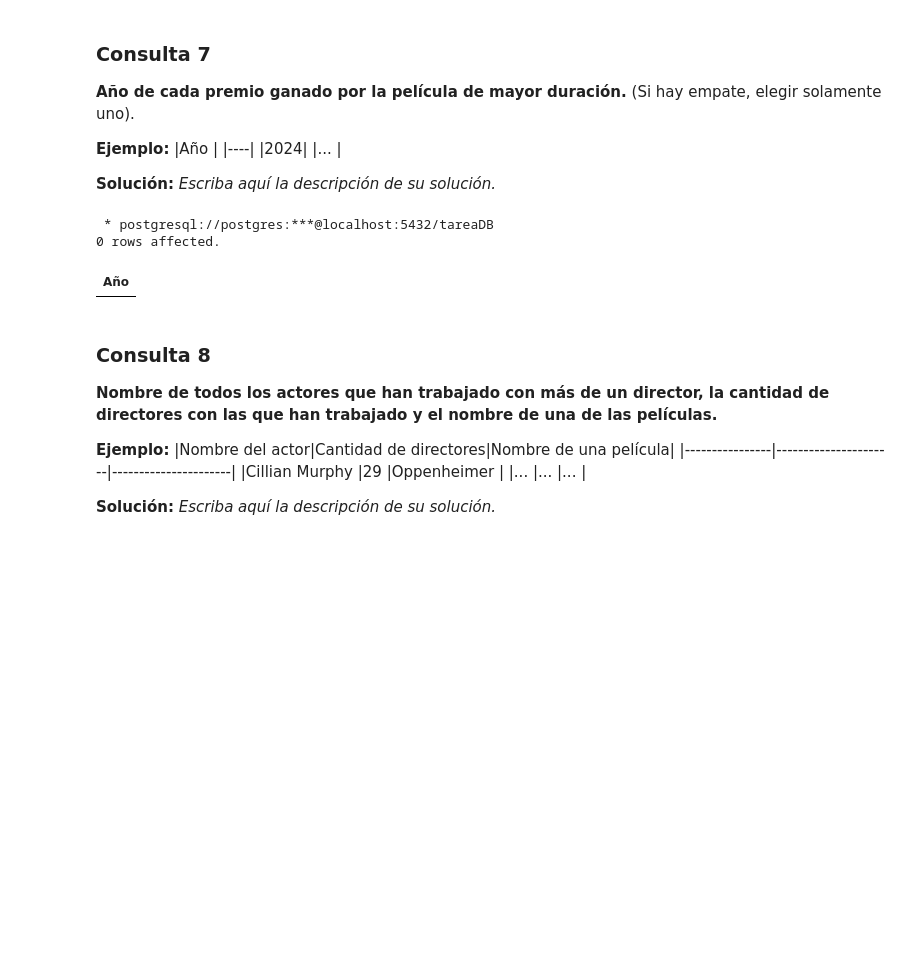
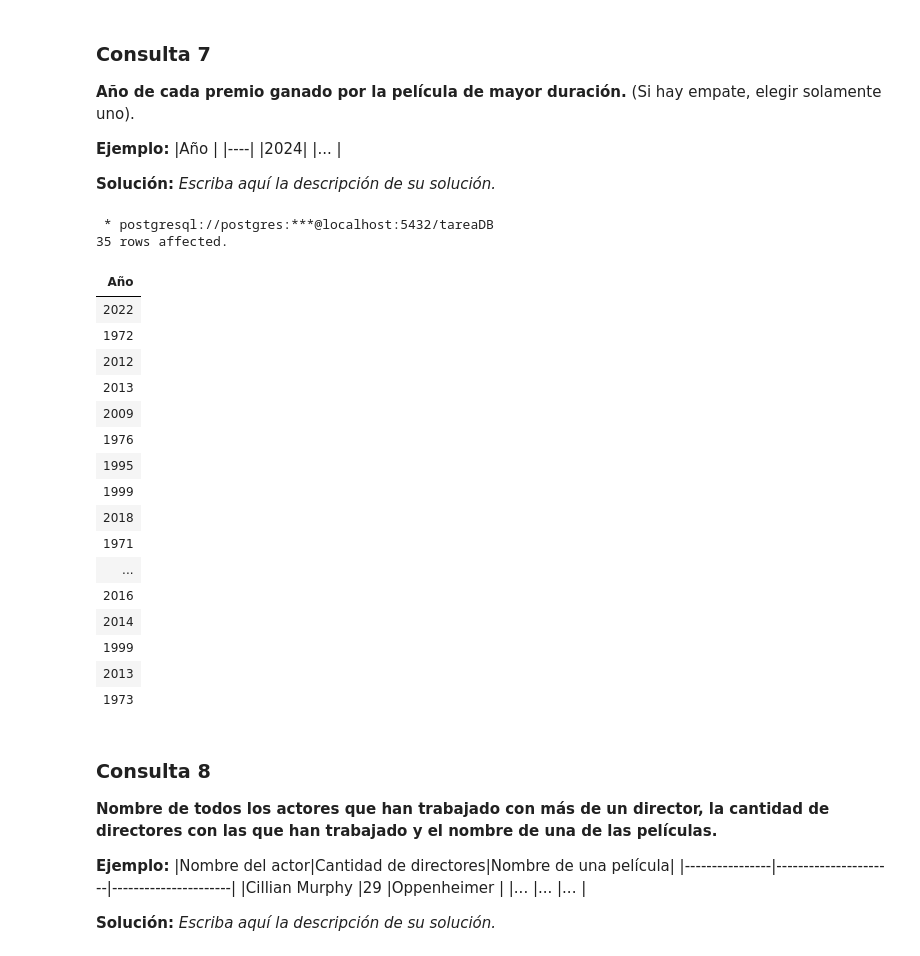
Before and after one commit to daniaao26/Tarea-1-db, a Jupyter notebook: Tarea_1.ipynb, the cells around one changed output. Saved outputs shown, nothing was run; the diff lists cells and outputs as text; code cells hidden in the pictures; blank space fills up the shorter version.

```diff
--- a/Tarea_1.ipynb
+++ b/Tarea_1.ipynb
@@ -542,17 +548,33 @@ LIMIT 1;
 # %%
 %%sql
 SELECT premio_mejor_pelicula.anio as "Año"
 FROM (
     SELECT *
     FROM pelicula
     ORDER BY pelicula.duracion desc
     limit 1
 ) as pelicula
-INNER JOIN premio_mejor_pelicula on pelicula.id_pelicula = premio_mejor_pelicula.id_pelicula
+RIGHT JOIN premio_mejor_pelicula on pelicula.id_pelicula = premio_mejor_pelicula.id_pelicula
 # %% [output]
  * postgresql://postgres:***@localhost:5432/tareaDB
-0 rows affected.
+35 rows affected.
 | Año |
+| 2022 |
+| 1972 |
+| 2012 |
+| 2013 |
+| 2009 |
+| 1976 |
+| 1995 |
+| 1999 |
+| 2018 |
+| 1971 |
+| ... |
+| 2016 |
+| 2014 |
+| 1999 |
+| 2013 |
+| 1973 |
 # %% [markdown]
 ### Consulta 8
 **Nombre de todos los actores que han trabajado con más de un director, la cantidad de directores con las que han trabajado y el nombre de una de las películas.**
```
Also changed, not shown: parts of 10 cells of this notebook.
